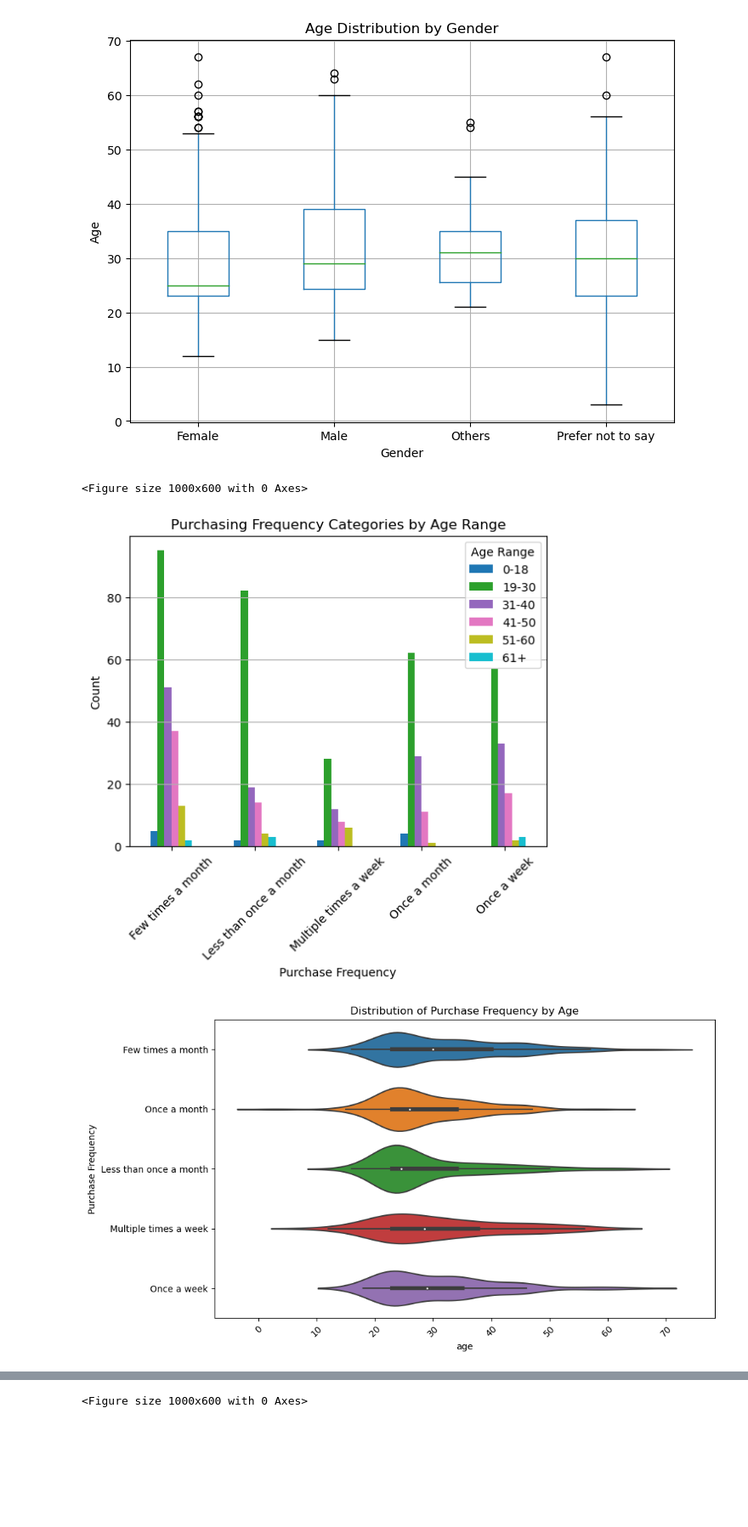
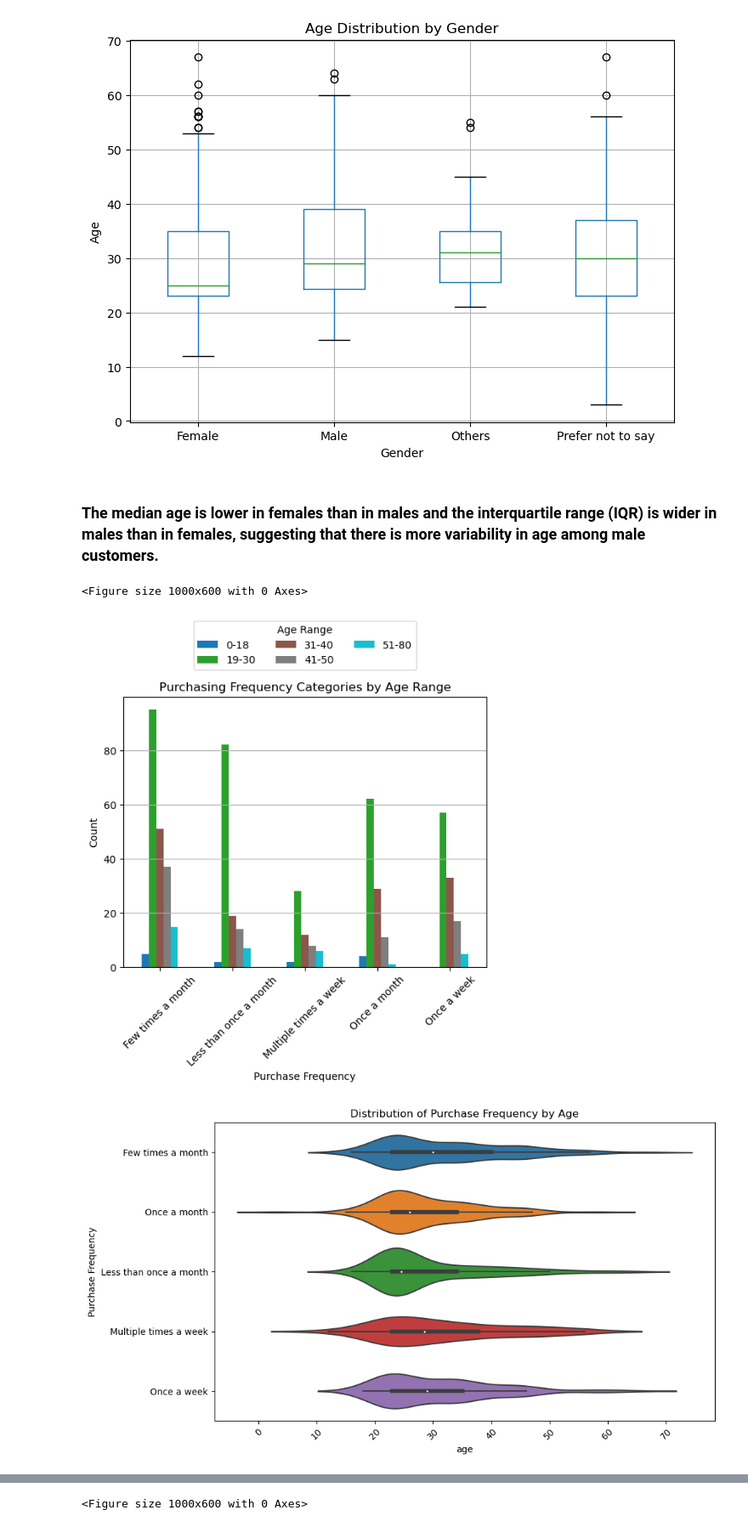
Before and after one commit to rubyghabboun/project1_sudowoodo1, a Jupyter notebook: age_gender_analysis.ipynb, the cells around one changed output, grey strips where cells are left out. Shown at 85% size. Saved outputs shown, nothing was run; the diff lists cells and outputs as text; code cells hidden in the pictures; blank space fills up the shorter version.

```diff
--- a/age_gender_analysis.ipynb
+++ b/age_gender_analysis.ipynb
@@ -105,3 +105,14 @@ min        3.000000
 75%       36.000000
 max       67.000000
 Name: age, dtype: float64
+# %%
+bins = [0, 10, 20, 30, 40, 50, 70]  # Customize these bins according to your age ranges
+labels = ['0-10', '11-20', '21-30', '31-40', '41-50', '51-70']  # Labels for the age groups
+
+# Create a new column 'Age_Group' with the age groups
+file_df['Age_Group'] = pd.cut(file_df['age'], bins=bins, labels=labels, right=False)
+
+# Calculate the percentage distribution of age groups
+age_group_percentage = file_df['Age_Group'].value_counts(normalize=True) * 100
+print("Percentage Distribution of Age Groups:")
+print(age_group_percentage)
@@ -132,6 +165,8 @@ plt.suptitle('')  # Removes default title
 plt.show()
 # %% [output]
 [figure]
+# %% [markdown]
+###  The median age is lower in females than in males and the interquartile range (IQR) is wider in males than in females, suggesting that there is more variability in age among male customers.
 # %%
 ## analyzing age range and purchasing frequency
 # %%
@@ -144,38 +179,37 @@ purchasing_categories = [
 ]
 
 # Create age ranges
-bins = [0, 18, 30, 40, 50, 60, 100]
-labels = ['0-18', '19-30', '31-40', '41-50', '51-60', '61+']
+bins = [0, 18, 30, 40, 50, 80]
+labels = ['0-18', '19-30', '31-40', '41-50', '51-80']
 file_df['AgeRange'] = pd.cut(file_df['age'], bins=bins, labels=labels, right=False)
 
 # Filter the data for the purchasing categories
 file_df_filtered = file_df[file_df['Purchase_Frequency'].isin(purchasing_categories)]
 
 # Count the occurrences of each category by age range
 purchase_by_age_range = file_df_filtered.groupby(['Purchase_Frequency', 'AgeRange']).size().unstack()
 
 # Plot the purchasing frequency categories by age range
 plt.figure(figsize=(10, 6))
 purchase_by_age_range.plot(kind='bar', stacked=False, colormap='tab10')
 plt.title('Purchasing Frequency Categories by Age Range')
 plt.xlabel('Purchase Frequency')
 plt.ylabel('Count')
 plt.xticks(rotation=45)
-plt.legend(title='Age Range')
+plt.legend(title='Age Range', loc='upper center', bbox_to_anchor=(0.5, 1.30), ncol=3)
 plt.grid(axis='y')
 plt.show()
-
 
 plt.figure(figsize=(10, 6))
 
 # Create a violin plot to show the distribution of Purchase Frequency by Age
 sns.violinplot(x='age', y='Purchase_Frequency', data=file_df)
 plt.xlabel('age')
 plt.ylabel('Purchase Frequency')
 plt.title('Distribution of Purchase Frequency by Age')
 plt.xticks(rotation=45)  # Rotate x-axis labels for better readability
 plt.show()
 # %% [output]
 <Figure size 1000x600 with 0 Axes>
-[figure, old version]
+[figure, new version]
 [figure]
```
Also changed, not shown: parts of 9 cells of this notebook.
